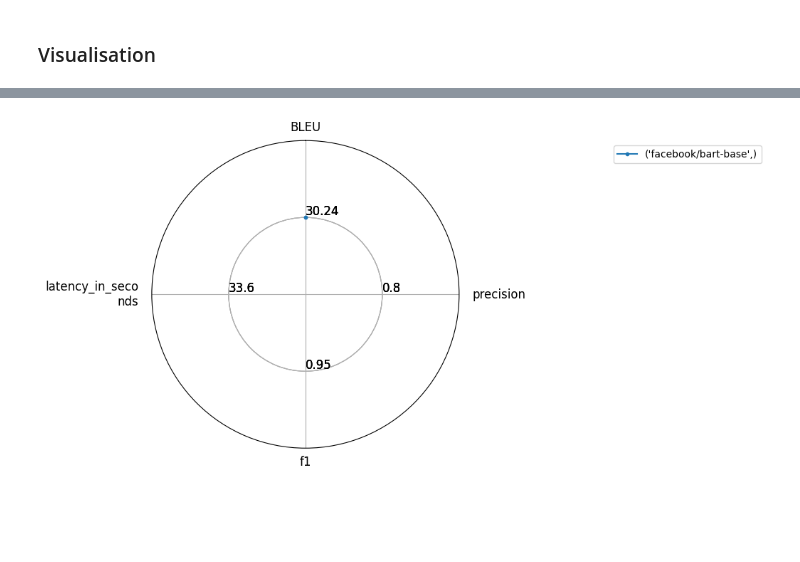
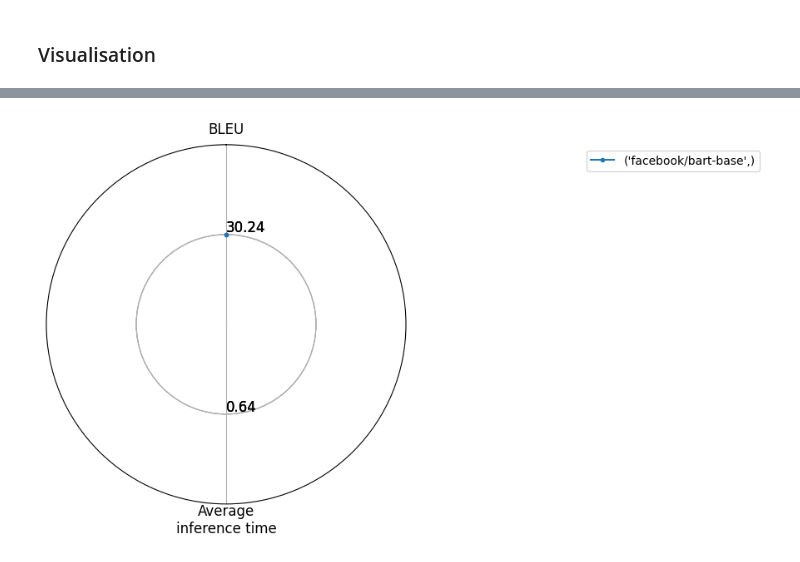
Before and after one commit to 1ADIS1/inno-pmldl, a Jupyter notebook: notebooks/3.0-model-train.ipynb, the cells around one changed output, grey strips where cells are left out. Cells and saved outputs as stored; diff of their text form; code cells hidden in the pictures; blank space fills up the shorter version.

```diff
--- a/notebooks/3.0-model-train.ipynb
+++ b/notebooks/3.0-model-train.ipynb
@@ -138,19 +166,10 @@ def get_model_trainer(model, args, data_collator, tokenizer, tokenized_datasets)
 # %%
-# Initialise models to train and compare.
-MODEL_NAMES = [
-#     "google/umt5-small"
-    "facebook/bart-base",
-#     "t5-base"
-]
-models_tokenizers = {}
-
 # Loop through our models
 for model_name in MODEL_NAMES:
     print(f"Training {model_name}...")
 
     model = AutoModelForSeq2SeqLM.from_pretrained(model_name)
     tokenizer = AutoTokenizer.from_pretrained(model_name, model_max_length=MAX_INPUT_LENGTH)
-    models_tokenizers[model_name] = tokenizer
 
     tokenized_datasets = cropped_datasets.map(preprocess_function, batched=True)
     args = get_model_args(model_name)
@@ -158,7 +177,7 @@ for model_name in MODEL_NAMES:
 
     trainer = get_model_trainer(model, args, data_collator, tokenizer, tokenized_datasets)
     trainer.train()
-    trainer.save_model(f"{model_name}_best")
+    trainer.save_model(f"../models/{model_name}_best")
 # %% [output]
 Training facebook/bart-base...
 You're using a BartTokenizerFast tokenizer. Please note that with a fast tokenizer, using the `__call__` method is faster than using a method to encode the text followed by a call to the `pad` method  ...
@@ -185,7 +204,7 @@ def translate(model, inference_request, tokenizer) -> str:
 ### Let's test the trained model
 # %%
 import time
-import tqdm
+from tqdm import tqdm
 
 
 test_references_texts = ['ARE YOU FUCKING IDIOT?', "I hate my job because my boss is asshole!", "Honey, you're looking dusgusting today."]
@@ -197,19 +216,20 @@ test_results = {}
 for model_name in MODEL_NAMES:
     print(f"Model: {model_name}")
 
-    model = AutoModelForSeq2SeqLM.from_pretrained(f'{model_name}_best')
+    model = AutoModelForSeq2SeqLM.from_pretrained(f'../models/{model_name}_best')
+    tokenizer = AutoTokenizer.from_pretrained(model_name, model_max_length=MAX_INPUT_LENGTH)
+
     model.eval()
     model.config.use_cache = False
 
     for text in test_references_texts:
-        print(translate(model, text, models_tokenizers[model_name]))
+        print(translate(model, text, tokenizer))
     print()
 
     # Detoxify test data
     model_test_translations = []
     model_test_labels = []
 
-    tokenizer = models_tokenizers[model_name]
     tokenized_datasets = cropped_datasets.map(preprocess_function, batched=True)
 
     inference_time_sum = 0
@@ -248,3 +271,10 @@ test_results
+# %%
+import json
+
+
+for model_name in MODEL_NAMES:
+    with open(f"../references/{model_name}.json", "w") as file:
+        json.dump(test_results, file)
 # %% [markdown]
 ### Models test results
 ![image.png](attachment:631b67bf-6a55-4fc0-b330-6c40a9263e91.png)
@@ -294,13 +324,16 @@ Requirement already satisfied: six>=1.5 in /opt/conda/lib/python3.10/site-packag
 # %%
 from evaluate.visualization import radar_plot
 
 
 data = []
 for model_name in MODEL_NAMES:
-    data.append({"BLEU": test_results[model_name]['score'],
-                 "Average inference time": test_results[model_name]['average_inf_time']
-                })
+    # Opening JSON file
+    with open(f'../references/{model_name}.json') as json_file:
+        test_results = json.load(json_file)
+        data.append({"BLEU": test_results[model_name]['score'],
+                     "Average inference time": test_results[model_name]['average_inf_time']
+                    })
 plot = radar_plot(data=data, model_names=MODEL_NAMES)
 plot.show()
 # %% [output]
-[figure, old version]
+[figure, new version]
```
Also changed, not shown: parts of 10 cells of this notebook, 1 other file.
